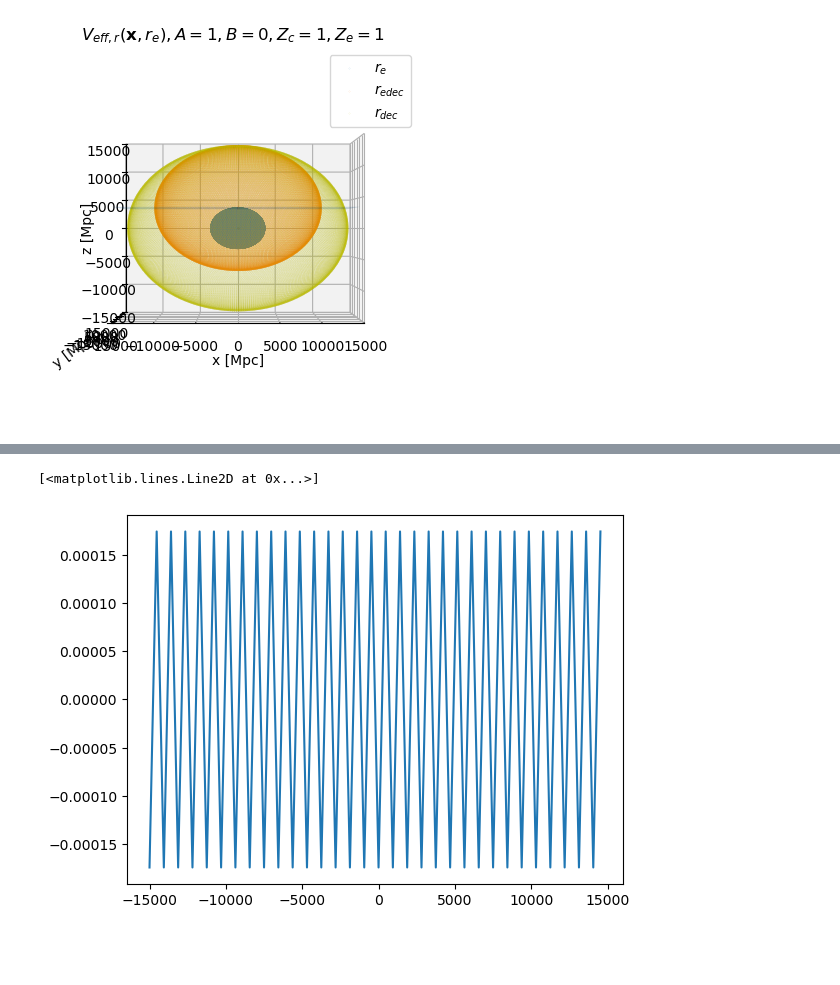
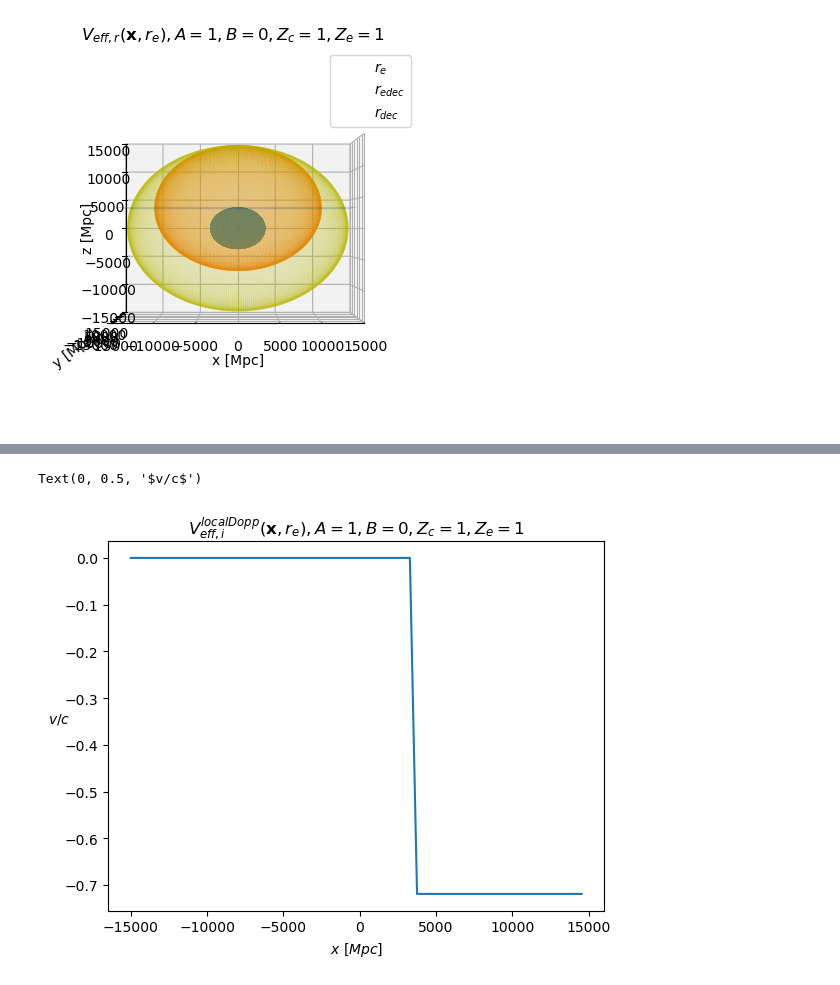
Before and after one commit to catketchup/ReCCO, a Jupyter notebook: code/sim_bubble_collision.ipynb, the cells around one changed output, grey strips where cells are left out. Drawn from its saved outputs; the diff is of its cells as text; code cells hidden in the pictures; blank space fills up the shorter version.

```diff
--- a/code/sim_bubble_collision.ipynb
+++ b/code/sim_bubble_collision.ipynb
@@ -302,0 +320,12 @@ RDF_locaDopp_x3_test = EV.RDF_gradient_Evolve_localDopp(g_psi_i_k[2]).real
+# %%
+RDF_localDopp_x3_test = EV.RDF_component_Evolve_localDopp(psi_i_k, kk_z).real
+
+RDF_localDopp_x1 = EV.RDF_gradient_Evolve_localDopp(g_psi_i_k[0]).real
+RDF_localDopp_x2 = EV.RDF_gradient_Evolve_localDopp(g_psi_i_k[1]).real
+RDF_localDopp_x3 = EV.RDF_gradient_Evolve_localDopp(g_psi_i_k[2]).real
+
+RDF_SW_x3_test = EV.RDF_component_Evolve_SW(psi_i_k, kk_z).real
+
+RDF_SW_x1 = EV.RDF_gradient_Evolve_SW(g_psi_i_k[0]).real
+RDF_SW_x2 = EV.RDF_gradient_Evolve_SW(g_psi_i_k[1]).real
+RDF_SW_x3 = EV.RDF_gradient_Evolve_SW(g_psi_i_k[2]).real
@@ -303,6 +369,16 @@ RDF_locaDopp_x3_test = EV.RDF_gradient_Evolve_localDopp(g_psi_i_k[2]).real
 # %%
+import bubble_collision as bc
+importlib.reload(bc)
+
+BC = bc.BubbleCollision_Veff(A, B, z_c, Z_e, Omega_b, Omega_c, w, wa, Omega_K, h)
+
 plt.plot(x, RDF_localDopp_x3[0, 0, :])
-plt.plot(x, RDF_localDopp_x3[0, 0, :])
+# plt.plot(x, RDF_localDopp_x3_test[0, 0, :])
+
+
+plt.title(r'$V^{localDopp}_{eff,i}(\mathbf{x}, r_e), A=%s, B=%s, Z_{c}=%s, Z_{e}=%s$'%(A, B, z_c, Z_e));
+plt.xlabel(r'$x\ [Mpc]$')
+plt.ylabel(r'$v/c$', rotation=0)
 # %% [output]
-[<matplotlib.lines.Line2D at 0x...>]
+Text(0, 0.5, '$v/c$')
-[figure, old version]
+[figure, new version]
```
Also changed, not shown: parts of 11 cells of this notebook, 1 other file.
